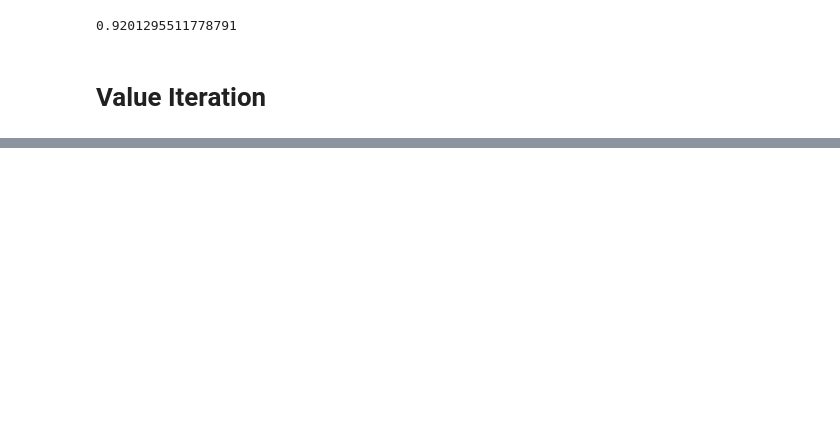
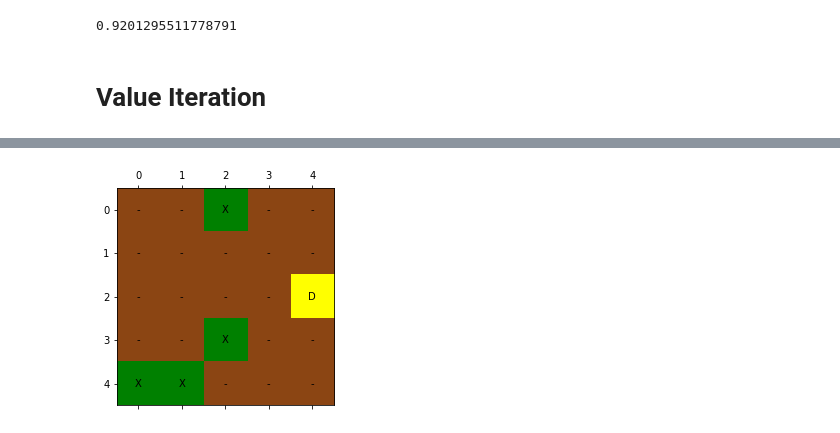
Before and after one commit to anujshetty/SearchAndResQ, a Jupyter notebook: Starter.ipynb, the cells around one changed output, grey strips where cells are left out. Cells and saved outputs as stored; diff of their text form; code cells hidden in the pictures; blank space fills up the shorter version.

```diff
--- a/Starter.ipynb
+++ b/Starter.ipynb
@@ -115,0 +122,4 @@ KeyboardInterrupt:
+# %%
+visualize_grid(g_rand)
+# %% [output]
+[figure, added]
```
Also changed, not shown: parts of 7 cells of this notebook.
